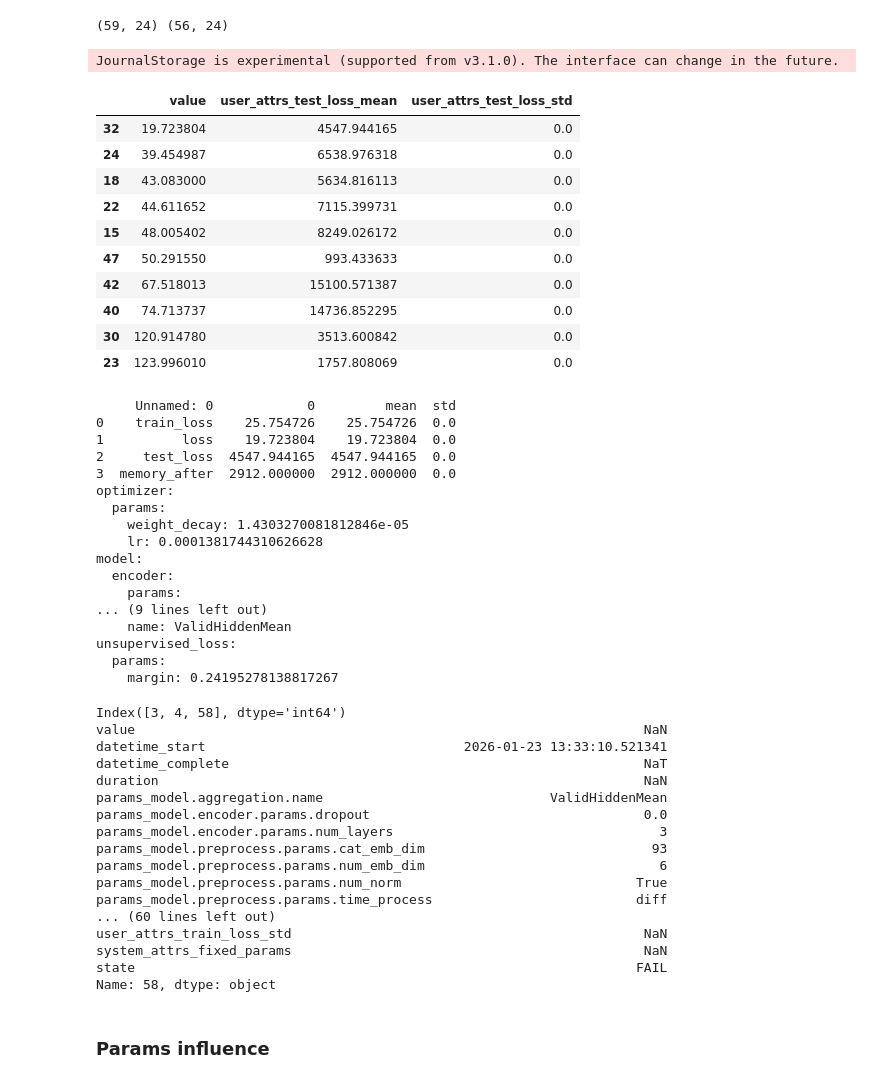
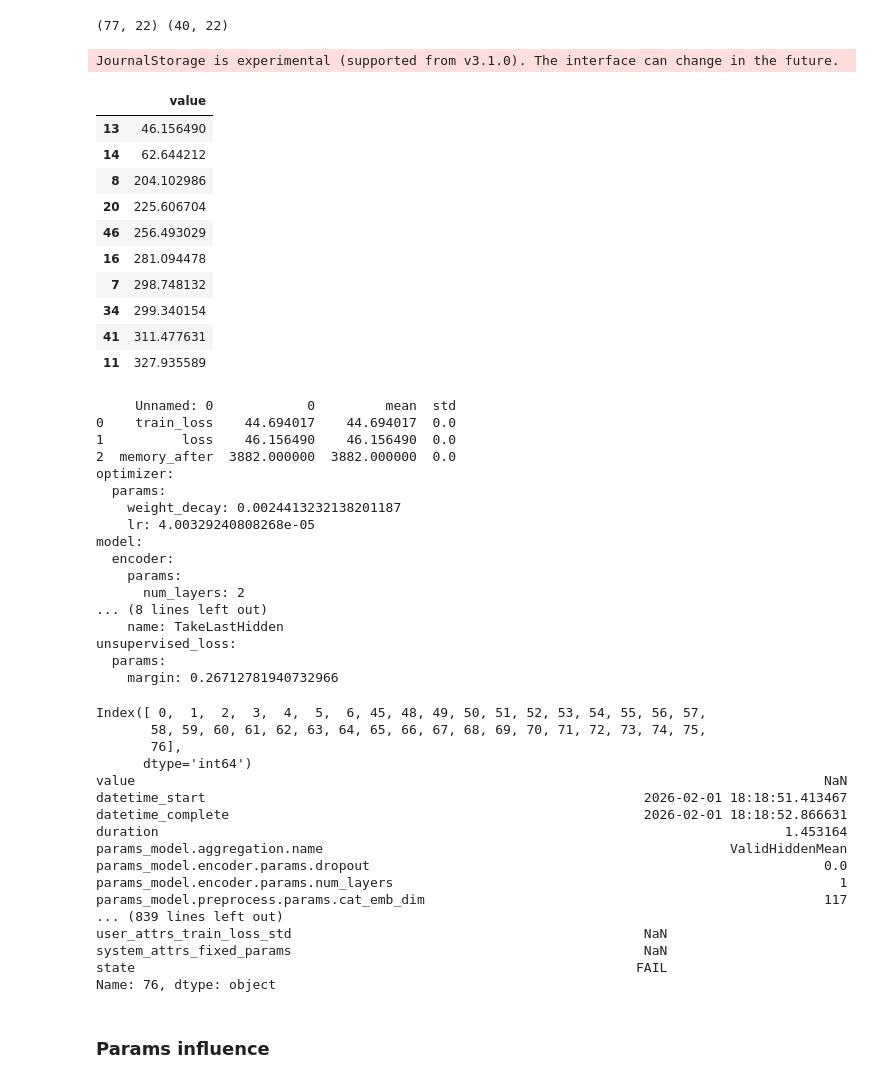
Before and after one commit to On-Point-RND/ESdB-Embeddings-for-Sequential-data-Benchmark, a Jupyter notebook: notebooks/hpo_analysis/analysis_param.ipynb, the cells around one changed output. Cells and saved outputs as stored; diff of their text form; code cells hidden in the pictures.

```diff
--- a/notebooks/hpo_analysis/analysis_param.ipynb
+++ b/notebooks/hpo_analysis/analysis_param.ipynb
@@ -35,47 +35,47 @@ def prepare_data(dataset, method):
     df["duration"] = df["duration"].dt.total_seconds()
     return df, study, col_user, col_params
 # %%
-dataset = "rossman"
+dataset = "age"
 method = "coles_ntp"
 df, study, col_user, col_params = prepare_data(dataset, method)
 
 print(df.shape, df[~df["value"].isna()].shape)
 test_cols = [col for col in col_user if ("test" in col)]
 df[~df["value"].isna()][:50].sort_values("value").iloc[:10, ][["value"] + test_cols]
 # %% [output]
-(59, 24) (56, 24)
+(77, 22) (40, 22)
 JournalStorage is experimental (supported from v3.1.0). The interface can change in the future.
-|  | value | user_attrs_test_loss_mean | user_attrs_test_loss_std |
-| 32 | 19.723804 | 4547.944165 | 0.0 |
-| 24 | 39.454987 | 6538.976318 | 0.0 |
-| 18 | 43.083000 | 5634.816113 | 0.0 |
-| 22 | 44.611652 | 7115.399731 | 0.0 |
-| 15 | 48.005402 | 8249.026172 | 0.0 |
-| 47 | 50.291550 | 993.433633 | 0.0 |
-| 42 | 67.518013 | 15100.571387 | 0.0 |
-| 40 | 74.713737 | 14736.852295 | 0.0 |
-| 30 | 120.914780 | 3513.600842 | 0.0 |
-| 23 | 123.996010 | 1757.808069 | 0.0 |
+|  | value |
+| 13 | 46.156490 |
+| 14 | 62.644212 |
+| 8 | 204.102986 |
+| 20 | 225.606704 |
+| 46 | 256.493029 |
+| 16 | 281.094478 |
+| 7 | 298.748132 |
+| 34 | 299.340154 |
+| 41 | 311.477631 |
+| 11 | 327.935589 |
 # %%
-get_run(32, specify="best", rewrite=True)
+get_run(13, specify="best", rewrite=True)
 # %% [output]
      Unnamed: 0            0         mean  std
-0    train_loss    25.754726    25.754726  0.0
-1          loss    19.723804    19.723804  0.0
-2     test_loss  4547.944165  4547.944165  0.0
-3  memory_after  2912.000000  2912.000000  0.0
+0    train_loss    44.694017    44.694017  0.0
+1          loss    46.156490    46.156490  0.0
+2  memory_after  3882.000000  3882.000000  0.0
 optimizer:
   params:
-    weight_decay: 1.4303270081812846e-05
-    lr: 0.0001381744310626628
+    weight_decay: 0.0024413232138201187
+    lr: 4.00329240808268e-05
 model:
   encoder:
     params:
-... (9 lines left out)
-    name: ValidHiddenMean
+      num_layers: 2
+... (8 lines left out)
+    name: TakeLastHidden
 unsupervised_loss:
   params:
-    margin: 0.24195278138817267
+    margin: 0.26712781940732966
 # %%
 failed = df[(df["state"] != "COMPLETE") | (df[col_user].isna().any(axis=1))][col_user].index
 print(failed)
@@ -87,23 +87,23 @@ for fail in df[(df["state"] != "COMPLETE") | (df[col_user].isna().any(axis=1))][
     else:
         print(df.loc[fail])
 # %% [output]
-Index([3, 4, 58], dtype='int64')
-value                                                                 NaN
-datetime_start                                 2026-01-23 13:33:10.521341
-datetime_complete                                                     NaT
-duration                                                              NaN
-params_model.aggregation.name                             ValidHiddenMean
-params_model.encoder.params.dropout                                   0.0
-params_model.encoder.params.num_layers                                  3
-params_model.preprocess.params.cat_emb_dim                             93
-params_model.preprocess.params.num_emb_dim                              6
-params_model.preprocess.params.num_norm                              True
-params_model.preprocess.params.time_process                          diff
-... (60 lines left out)
+Index([ 0,  1,  2,  3,  4,  5,  6, 45, 48, 49, 50, 51, 52, 53, 54, 55, 56, 57,
+       58, 59, 60, 61, 62, 63, 64, 65, 66, 67, 68, 69, 70, 71, 72, 73, 74, 75,
+       76],
+      dtype='int64')
+value                                                                                        NaN
+datetime_start                                                        2026-02-01 18:18:51.413467
+datetime_complete                                                     2026-02-01 18:18:52.866631
+duration                                                                                1.453164
+params_model.aggregation.name                                                    ValidHiddenMean
+params_model.encoder.params.dropout                                                          0.0
+params_model.encoder.params.num_layers                                                         1
+params_model.preprocess.params.cat_emb_dim                                                   117
+... (839 lines left out)
 user_attrs_train_loss_std                                             NaN
 system_attrs_fixed_params                                             NaN
 state                                                                FAIL
-Name: 58, dtype: object
+Name: 76, dtype: object
 # %%
 optuna.visualization.plot_optimization_history(study)
 # %% [markdown]
```
Also changed, not shown: parts of 5 cells of this notebook, 9 other files.
